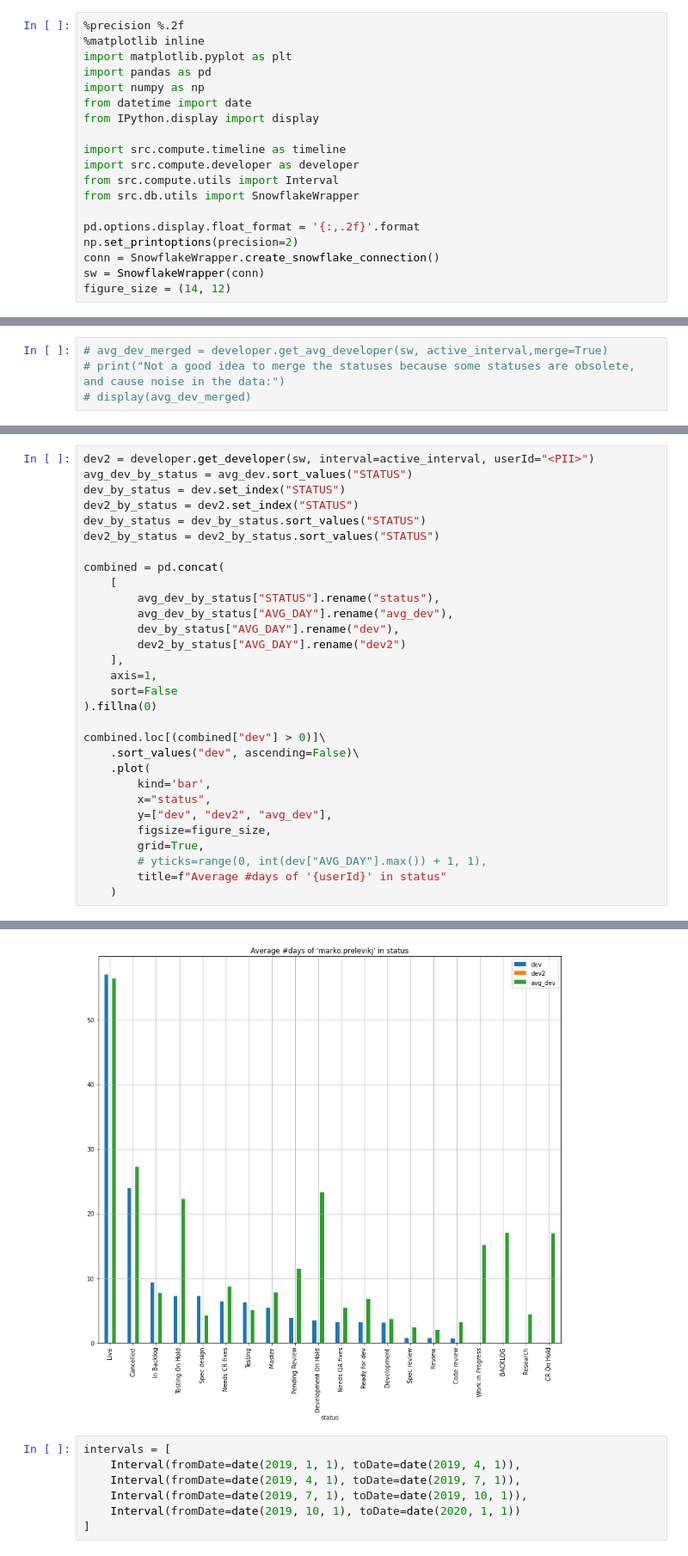
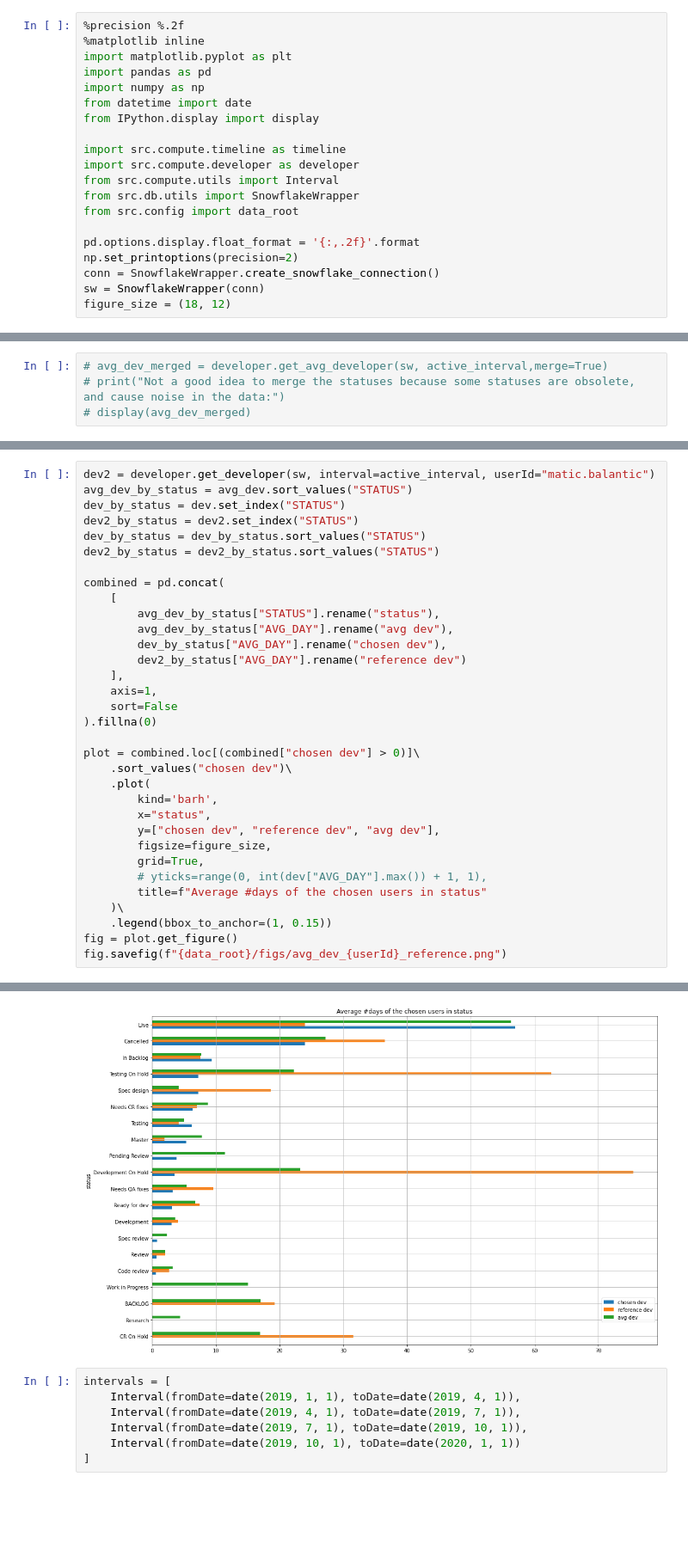
Before and after one commit to pr3mar/thesis, a Jupyter notebook: src/reports/timeline_analysis.ipynb, the cells around one changed output, grey strips where cells are left out. Shown at 86% size. Cells and saved outputs as stored; diff of their text form; blank space fills up the shorter version.

```diff
--- a/src/reports/timeline_analysis.ipynb
+++ b/src/reports/timeline_analysis.ipynb
@@ -11,12 +11,13 @@ import src.compute.timeline as timeline
 import src.compute.developer as developer
 from src.compute.utils import Interval
 from src.db.utils import SnowflakeWrapper
+from src.config import data_root
 
 pd.options.display.float_format = '{:,.2f}'.format
 np.set_printoptions(precision=2)
 conn = SnowflakeWrapper.create_snowflake_connection()
 sw = SnowflakeWrapper(conn)
-figure_size = (14, 12)
+figure_size = (18, 12)
 # %%
 active_interval: Interval = Interval(
     # fromDate=date(2019, 7, 1), # year, month, day
@@ -83,5 +110,5 @@ dev.loc[(dev["AVG_DAY"] > 0)]\
 # %%
-dev2 = developer.get_developer(sw, interval=active_interval, userId="<PII>")
+dev2 = developer.get_developer(sw, interval=active_interval, userId="matic.balantic")
 avg_dev_by_status = avg_dev.sort_values("STATUS")
 dev_by_status = dev.set_index("STATUS")
 dev2_by_status = dev2.set_index("STATUS")
@@ -91,23 +118,26 @@ dev2_by_status = dev2_by_status.sort_values("STATUS")
 combined = pd.concat(
     [
         avg_dev_by_status["STATUS"].rename("status"),
-        avg_dev_by_status["AVG_DAY"].rename("avg_dev"),
-        dev_by_status["AVG_DAY"].rename("dev"),
-        dev2_by_status["AVG_DAY"].rename("dev2")
+        avg_dev_by_status["AVG_DAY"].rename("avg dev"),
+        dev_by_status["AVG_DAY"].rename("chosen dev"),
+        dev2_by_status["AVG_DAY"].rename("reference dev")
     ],
     axis=1,
     sort=False
 ).fillna(0)
 
-combined.loc[(combined["dev"] > 0)]\
-    .sort_values("dev", ascending=False)\
+plot = combined.loc[(combined["chosen dev"] > 0)]\
+    .sort_values("chosen dev")\
     .plot(
-        kind='bar',
+        kind='barh',
         x="status",
-        y=["dev", "dev2", "avg_dev"],
+        y=["chosen dev", "reference dev", "avg dev"],
         figsize=figure_size,
         grid=True,
         # yticks=range(0, int(dev["AVG_DAY"].max()) + 1, 1),
-        title=f"Average #days of '{userId}' in status"
-    )
+        title=f"Average #days of the chosen users in status"
+    )\
+    .legend(bbox_to_anchor=(1, 0.15))
+fig = plot.get_figure()
+fig.savefig(f"{data_root}/figs/avg_dev_{userId}_reference.png")
 # %% [output]
@@ -115,4 +144,4 @@ combined.loc[(combined["dev"] > 0)]\
-[figure, old version]
+[figure, new version]
 # %%
 intervals = [
     Interval(fromDate=date(2019, 1, 1), toDate=date(2019, 4, 1)),
```
Also changed, not shown: parts of 8 cells of this notebook, 21 other files.
